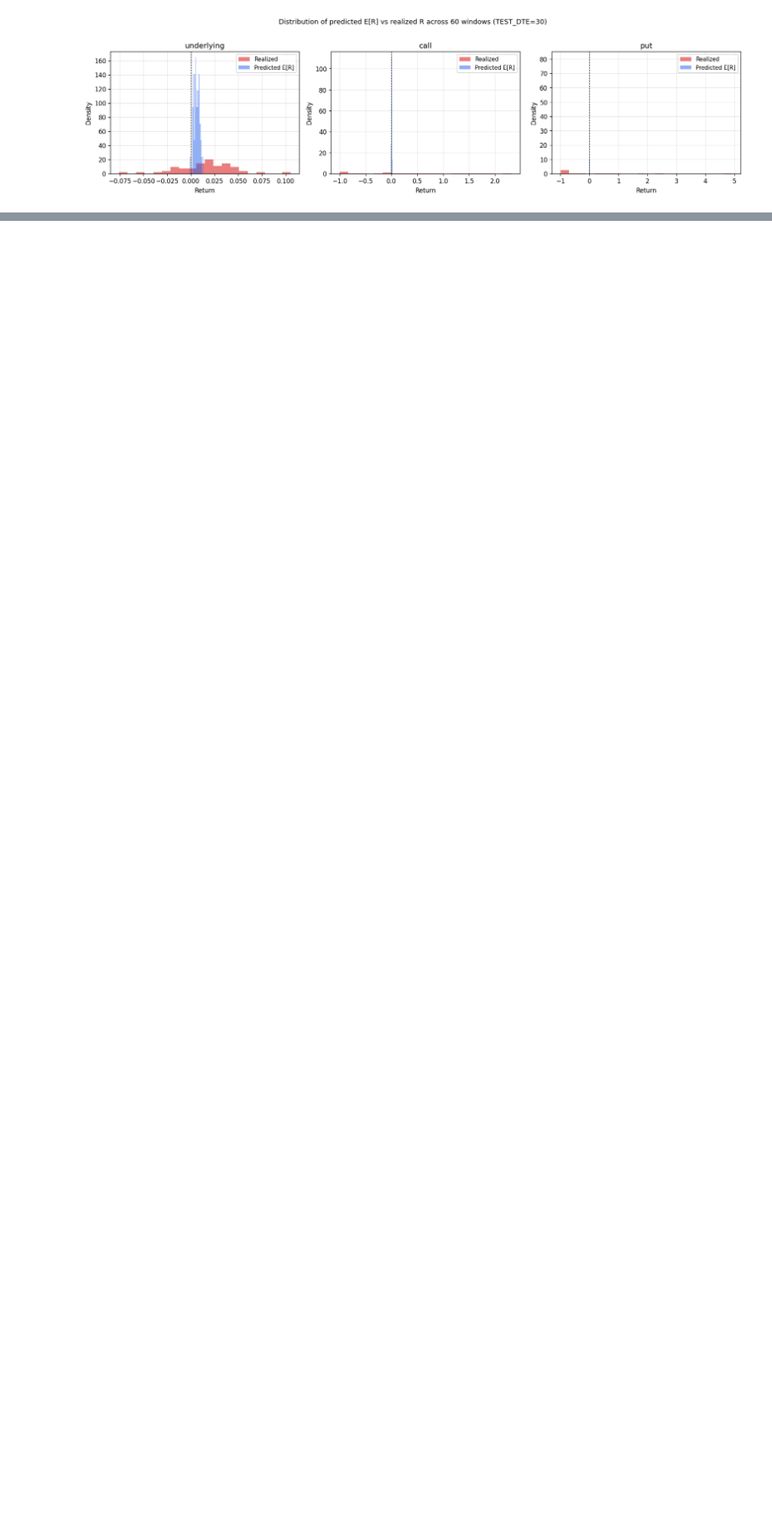
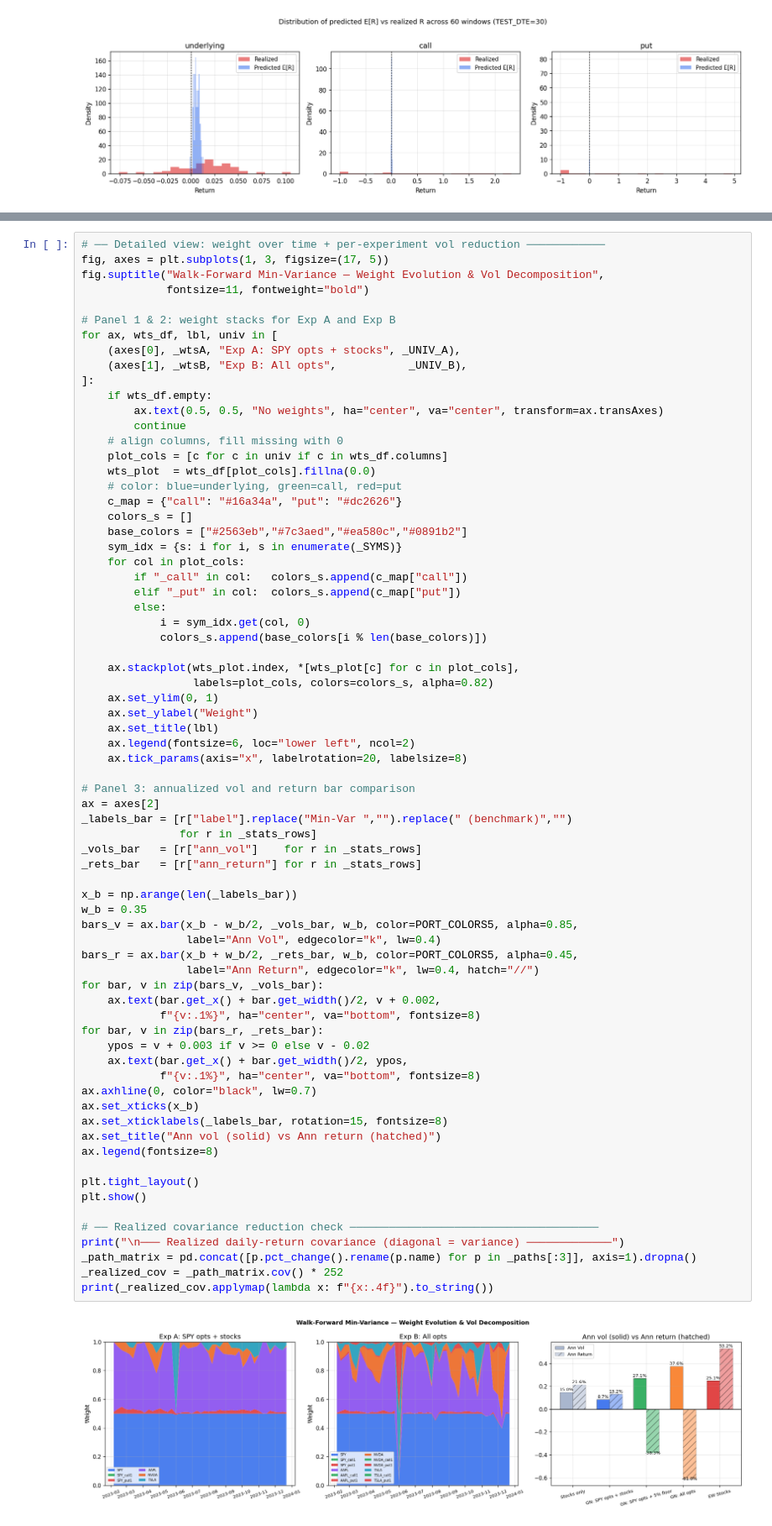
Before and after one commit to hshintree/cvx_options, a Jupyter notebook: log_norm.ipynb, the cells around one changed output, grey strips where cells are left out. Shown at 84% size. Saved outputs shown, nothing was run; the diff lists cells and outputs as text; blank space fills up the shorter version.

```diff
--- a/log_norm.ipynb
+++ b/log_norm.ipynb
@@ -814,0 +1935,73 @@ else:
+# %%
+# ── Detailed view: weight over time + per-experiment vol reduction ────────────
+fig, axes = plt.subplots(1, 3, figsize=(17, 5))
+fig.suptitle("Walk-Forward Min-Variance — Weight Evolution & Vol Decomposition",
+             fontsize=11, fontweight="bold")
+
+# Panel 1 & 2: weight stacks for Exp A and Exp B
+for ax, wts_df, lbl, univ in [
+    (axes[0], _wtsA, "Exp A: SPY opts + stocks", _UNIV_A),
+    (axes[1], _wtsB, "Exp B: All opts",           _UNIV_B),
+]:
+    if wts_df.empty:
+        ax.text(0.5, 0.5, "No weights", ha="center", va="center", transform=ax.transAxes)
+        continue
+    # align columns, fill missing with 0
+    plot_cols = [c for c in univ if c in wts_df.columns]
+    wts_plot  = wts_df[plot_cols].fillna(0.0)
+    # color: blue=underlying, green=call, red=put
+    c_map = {"call": "#16a34a", "put": "#dc2626"}
+    colors_s = []
+    base_colors = ["#2563eb","#7c3aed","#ea580c","#0891b2"]
+    sym_idx = {s: i for i, s in enumerate(_SYMS)}
+    for col in plot_cols:
+        if "_call" in col:   colors_s.append(c_map["call"])
+        elif "_put" in col:  colors_s.append(c_map["put"])
+        else:
+            i = sym_idx.get(col, 0)
+            colors_s.append(base_colors[i % len(base_colors)])
+
+    ax.stackplot(wts_plot.index, *[wts_plot[c] for c in plot_cols],
+                 labels=plot_cols, colors=colors_s, alpha=0.82)
+    ax.set_ylim(0, 1)
+    ax.set_ylabel("Weight")
+    ax.set_title(lbl)
+    ax.legend(fontsize=6, loc="lower left", ncol=2)
+    ax.tick_params(axis="x", labelrotation=20, labelsize=8)
+
+# Panel 3: annualized vol and return bar comparison
+ax = axes[2]
+_labels_bar = [r["label"].replace("Min-Var ","").replace(" (benchmark)","")
+               for r in _stats_rows]
+_vols_bar   = [r["ann_vol"]    for r in _stats_rows]
+_rets_bar   = [r["ann_return"] for r in _stats_rows]
+
+x_b = np.arange(len(_labels_bar))
+w_b = 0.35
+bars_v = ax.bar(x_b - w_b/2, _vols_bar, w_b, color=PORT_COLORS5, alpha=0.85,
+                label="Ann Vol", edgecolor="k", lw=0.4)
+bars_r = ax.bar(x_b + w_b/2, _rets_bar, w_b, color=PORT_COLORS5, alpha=0.45,
+                label="Ann Return", edgecolor="k", lw=0.4, hatch="//")
+for bar, v in zip(bars_v, _vols_bar):
+    ax.text(bar.get_x() + bar.get_width()/2, v + 0.002,
+            f"{v:.1%}", ha="center", va="bottom", fontsize=8)
+for bar, v in zip(bars_r, _rets_bar):
+    ypos = v + 0.003 if v >= 0 else v - 0.02
+    ax.text(bar.get_x() + bar.get_width()/2, ypos,
+            f"{v:.1%}", ha="center", va="bottom", fontsize=8)
+ax.axhline(0, color="black", lw=0.7)
+ax.set_xticks(x_b)
+ax.set_xticklabels(_labels_bar, rotation=15, fontsize=8)
+ax.set_title("Ann vol (solid) vs Ann return (hatched)")
+ax.legend(fontsize=8)
+
+plt.tight_layout()
+plt.show()
+
+# ── Realized covariance reduction check ──────────────────────────────────────
+print("\n─── Realized daily-return covariance (diagonal = variance) ─────────────")
+_path_matrix = pd.concat([p.pct_change().rename(p.name) for p in _paths[:3]], axis=1).dropna()
+_realized_cov = _path_matrix.cov() * 252
+print(_realized_cov.applymap(lambda x: f"{x:.4f}").to_string())
+# %% [output]
+[figure, added]
```
Also changed, not shown: parts of 18 cells of this notebook, 1 other file.
